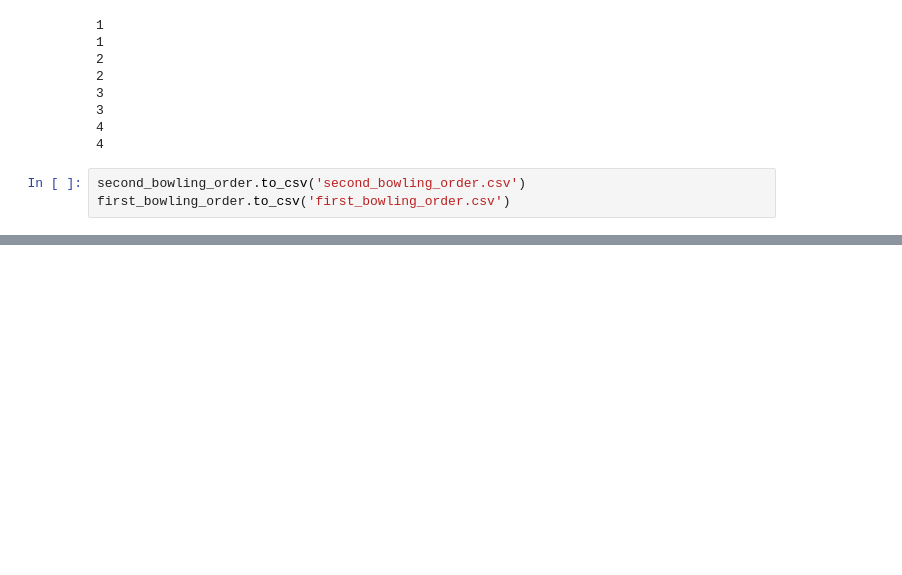
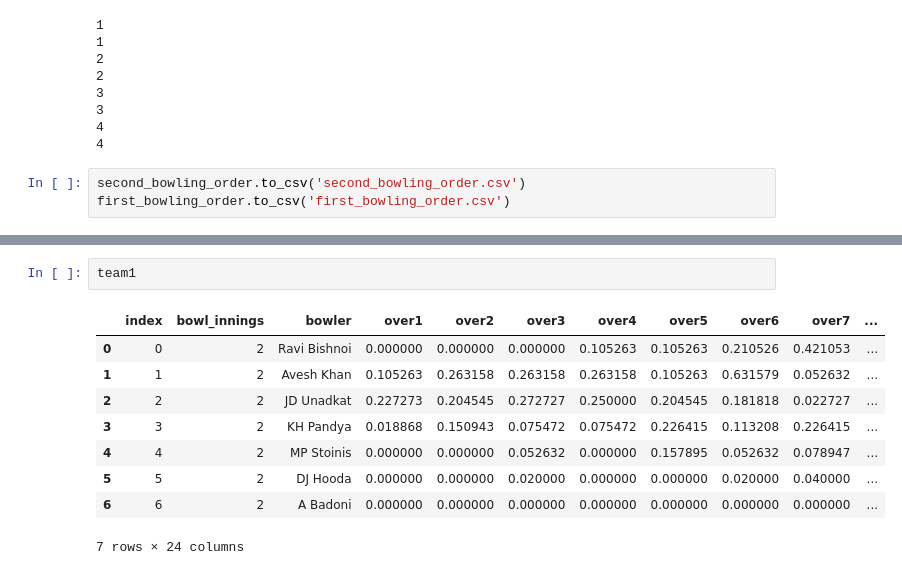
Before and after one commit to vishnu-the-analyst/IPL, a Jupyter notebook: src code/Step 1 Bowling order prediction.ipynb, the cells around one changed output, grey strips where cells are left out. Cells and saved outputs as stored; diff of their text form; blank space fills up the shorter version.

```diff
--- a/src code/Step 1 Bowling order prediction.ipynb
+++ b/src code/Step 1 Bowling order prediction.ipynb
@@ -573,0 +572,12 @@ all_possible_bowler
+# %%
+team1
+# %% [output]
+|  | index | bowl_innings | bowler | over1 | over2 | over3 | over4 | over5 | over6 | over7 | ... |
+| 0 | 0 | 2 | Ravi Bishnoi | 0.000000 | 0.000000 | 0.000000 | 0.105263 | 0.105263 | 0.210526 | 0.421053 | ... |
+| 1 | 1 | 2 | Avesh Khan | 0.105263 | 0.263158 | 0.263158 | 0.263158 | 0.105263 | 0.631579 | 0.052632 | ... |
+| 2 | 2 | 2 | JD Unadkat | 0.227273 | 0.204545 | 0.272727 | 0.250000 | 0.204545 | 0.181818 | 0.022727 | ... |
+| 3 | 3 | 2 | KH Pandya | 0.018868 | 0.150943 | 0.075472 | 0.075472 | 0.226415 | 0.113208 | 0.226415 | ... |
+| 4 | 4 | 2 | MP Stoinis | 0.000000 | 0.000000 | 0.052632 | 0.000000 | 0.157895 | 0.052632 | 0.078947 | ... |
+| 5 | 5 | 2 | DJ Hooda | 0.000000 | 0.000000 | 0.020000 | 0.000000 | 0.000000 | 0.020000 | 0.040000 | ... |
+| 6 | 6 | 2 | A Badoni | 0.000000 | 0.000000 | 0.000000 | 0.000000 | 0.000000 | 0.000000 | 0.000000 | ... |
+7 rows × 24 columns
```
Also changed, not shown: parts of 4 cells of this notebook, 4 other files.
